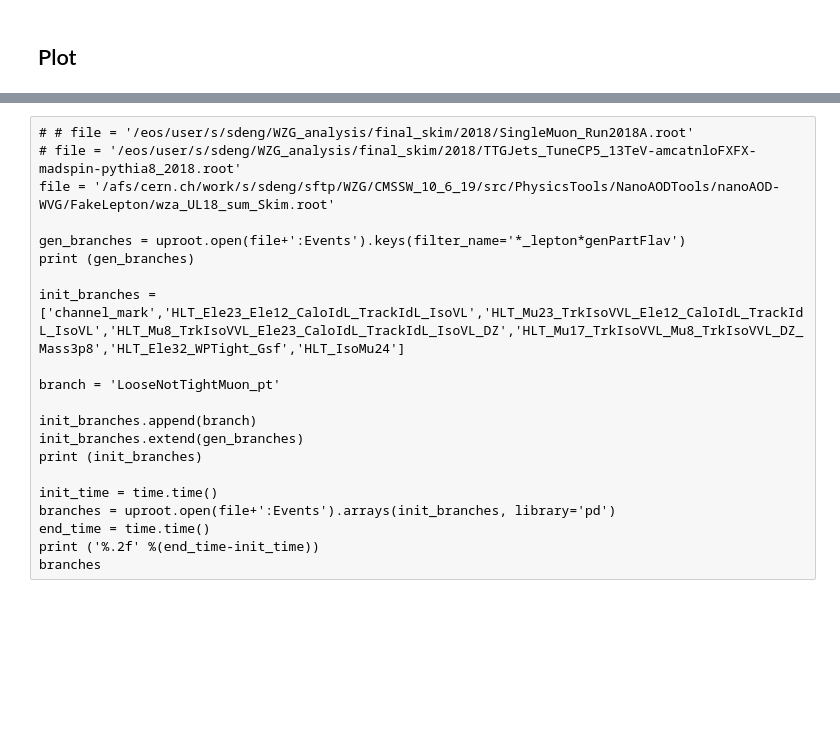
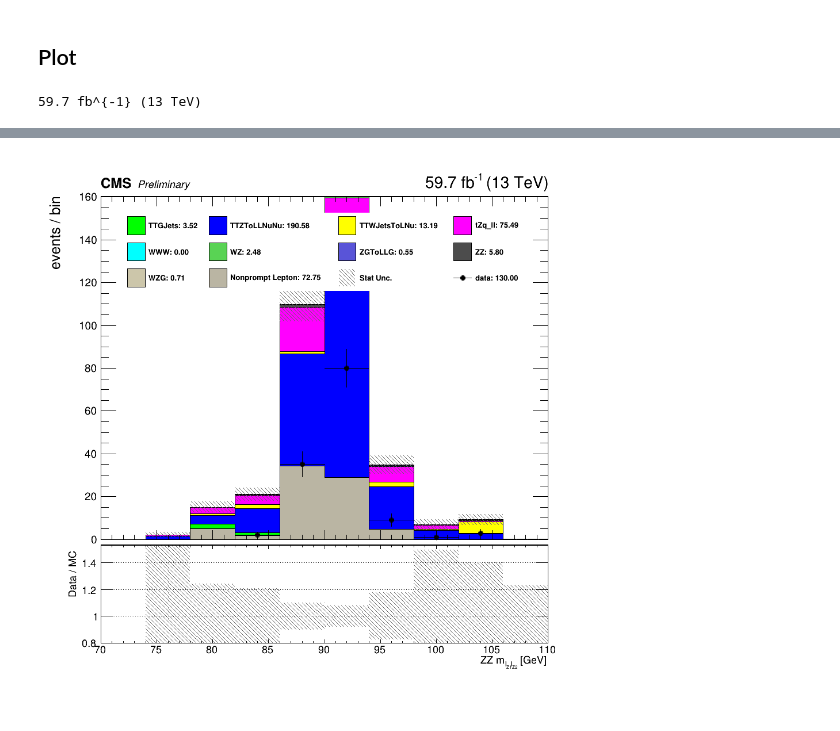
Before and after one commit to Senphy/nanoAOD-WVG, a Jupyter notebook: plot/combine.ipynb, the cells around one changed output, grey strips where cells are left out. Saved outputs shown, nothing was run; the diff lists cells and outputs as text; code cells hidden in the pictures; blank space fills up the shorter version.

```diff
--- a/plot/combine.ipynb
+++ b/plot/combine.ipynb
@@ -473,13 +473,13 @@ def AddHist(file, hist, isData, xsec, lumi, channel, branch):
         arrays = branches.loc[HLT_SingleMuon | HLT_DoubleMuon |  HLT_EGamma | HLT_DoubleEG | HLT_MuonEG1 | HLT_MuonEG2,:].copy()
 
     if channel == 0:
-        channel_cut = (branches.loc[:,'channel_mark'] >= 1) & (branches.loc[:,'channel_mark'] <= 4)
+        channel_cut = (arrays.loc[:,'channel_mark'] >= 1) & (arrays.loc[:,'channel_mark'] <= 4)
     elif channel == 10:
-        channel_cut = (branches.loc[:,'channel_mark'] >= 11) & (branches.loc[:,'channel_mark'] <= 14)
+        channel_cut = (arrays.loc[:,'channel_mark'] >= 11) & (arrays.loc[:,'channel_mark'] <= 14)
     elif channel == 9:
-        channel_cut = (branches.loc[:,'channel_mark'] >= 5) & (branches.loc[:,'channel_mark'] <= 8)
+        channel_cut = (arrays.loc[:,'channel_mark'] >= 5) & (arrays.loc[:,'channel_mark'] <= 8)
     else:
-        channel_cut = branches.loc[:,'channel_mark'] == channel
+        channel_cut = arrays.loc[:,'channel_mark'] == channel
 
     if isData:
         arrays = arrays.loc[channel_cut,:]
@@ -697,7 +686,7 @@ filelist_MC = {
         {"name":"WZG",
         "path":"/eos/user/s/sdeng/WZG_analysis/final_skim/2018/wza_UL18_sum_Skim.root",
         "xsec":0.0384,
-        "color":11}
+        "color":21}
 }
 # %%
 def SetHistStyle(hist, color):
@@ -794,13 +784,13 @@ def AddHist_FakeLepton(file, hist, isData, xsec, lumi, channel, branch):
         arrays = branches.loc[HLT_SingleMuon | HLT_DoubleMuon |  HLT_EGamma | HLT_DoubleEG | HLT_MuonEG1 | HLT_MuonEG2,:].copy()
 
     if channel == 0:
-        channel_cut = (branches.loc[:,'channel_mark'] >= 1) & (branches.loc[:,'channel_mark'] <= 4)
+        channel_cut = (arrays.loc[:,'channel_mark'] >= 1) & (arrays.loc[:,'channel_mark'] <= 4)
     elif channel == 10:
-        channel_cut = (branches.loc[:,'channel_mark'] >= 11) & (branches.loc[:,'channel_mark'] <= 14)
+        channel_cut = (arrays.loc[:,'channel_mark'] >= 11) & (arrays.loc[:,'channel_mark'] <= 14)
     elif channel == 9:
-        channel_cut = (branches.loc[:,'channel_mark'] >= 5) & (branches.loc[:,'channel_mark'] <= 8)
+        channel_cut = (arrays.loc[:,'channel_mark'] >= 5) & (arrays.loc[:,'channel_mark'] <= 8)
     else:
-        channel_cut = branches.loc[:,'channel_mark'] == channel
+        channel_cut = arrays.loc[:,'channel_mark'] == channel
 
     if isData:
         arrays = arrays.loc[channel_cut,:]
@@ -892,11 +962,11 @@ filelist_MC_FakeLep = {
         "path":"/eos/user/s/sdeng/WZG_analysis/fake_lepton_template/AR/2018/final/TTGJets_TuneCP5_13TeV-amcatnloFXFX-madspin-pythia8_2018_0000_Skim.root",
         "xsec":4.078,
         "color":3},
-#    "TTZ":
-#         {"name":"TTZToLLNuNu",
-#         "path":"/eos/user/s/sdeng/WZG_analysis/fake_lepton_template/AR/2018/final/TTZToLLNuNu_M-10_TuneCP5_13TeV-amcatnlo-pythia8_2018_0000_Skim.root",
-#         "xsec":0.2432,
-#         "color":4},
+   "TTZ":
+        {"name":"TTZToLLNuNu",
+        "path":"/eos/user/s/sdeng/WZG_analysis/fake_lepton_template/AR/2018/final/TTZToLLNuNu_M-10_TuneCP5_13TeV-amcatnlo-pythia8_2018_0000_Skim.root",
+        "xsec":0.2432,
+        "color":4},
    "TTW":
         {"name":"TTWJetsToLNu",
         "path":"/eos/user/s/sdeng/WZG_analysis/fake_lepton_template/AR/2018/final/TTWJetsToLNu_TuneCP5_13TeV-amcatnloFXFX-madspin-pythia8_2018_0000_Skim.root",
@@ -931,7 +1001,7 @@ filelist_MC_FakeLep = {
         {"name":"signal",
         "path":"/eos/user/s/sdeng/WZG_analysis/fake_lepton_template/AR/2018/final/wza_UL18_sum_Skim_Skim.root",
         "xsec":0.0384,
-        "color":11}
+        "color":21}
 }
 # %%
 for file in filelist_MC_FakeLep:
@@ -943,7 +1056,7 @@ filelist_MC["WZG"]["hist"]
 # %% [markdown]
 ## Plot
 # %%
-plot_branch = "ttZ_trileptonmass"
+plot_branch = "ZZ_mllz1"
 
 c1 = ROOT.TCanvas("","",1000,1000)
 
@@ -1018,3 +1131,5 @@ ROOT.gPad.RedrawAxis()
 
 CMS_lumi(pad1, 0, 0)
 # c1.SaveAs('Fake_Lepton/MT_LooseMuon_dist_MR_2018.pdf')
+# %% [output]
+59.7 fb^{-1} (13 TeV)
@@ -1021,21 +1138 @@ CMS_lumi(pad1, 0, 0)
+[figure, added]
-# %% [raw]
-# # file = '/eos/user/s/sdeng/WZG_analysis/final_skim/2018/SingleMuon_Run2018A.root'
-# file = '/eos/user/s/sdeng/WZG_analysis/final_skim/2018/TTGJets_TuneCP5_13TeV-amcatnloFXFX-madspin-pythia8_2018.root'
-file = '/afs/cern.ch/work/s/sdeng/sftp/WZG/CMSSW_10_6_19/src/PhysicsTools/NanoAODTools/nanoAOD-WVG/FakeLepton/wza_UL18_sum_Skim.root'
-
-gen_branches = uproot.open(file+':Events').keys(filter_name='*_lepton*genPartFlav')
-print (gen_branches)
-
-init_branches = ['channel_mark','HLT_Ele23_Ele12_CaloIdL_TrackIdL_IsoVL','HLT_Mu23_TrkIsoVVL_Ele12_CaloIdL_TrackIdL_IsoVL','HLT_Mu8_TrkIsoVVL_Ele23_CaloIdL_TrackIdL_IsoVL_DZ','HLT_Mu17_TrkIsoVVL_Mu8_TrkIsoVVL_DZ_Mass3p8','HLT_Ele32_WPTight_Gsf','HLT_IsoMu24']
-
-branch = 'LooseNotTightMuon_pt'
-
-init_branches.append(branch)
-init_branches.extend(gen_branches)
-print (init_branches)
-
-init_time = time.time()
-branches = uproot.open(file+':Events').arrays(init_branches, library='pd')
-end_time = time.time()
-print ('%.2f' %(end_time-init_time))
-branches
```
Also changed, not shown: parts of 8 cells of this notebook.
